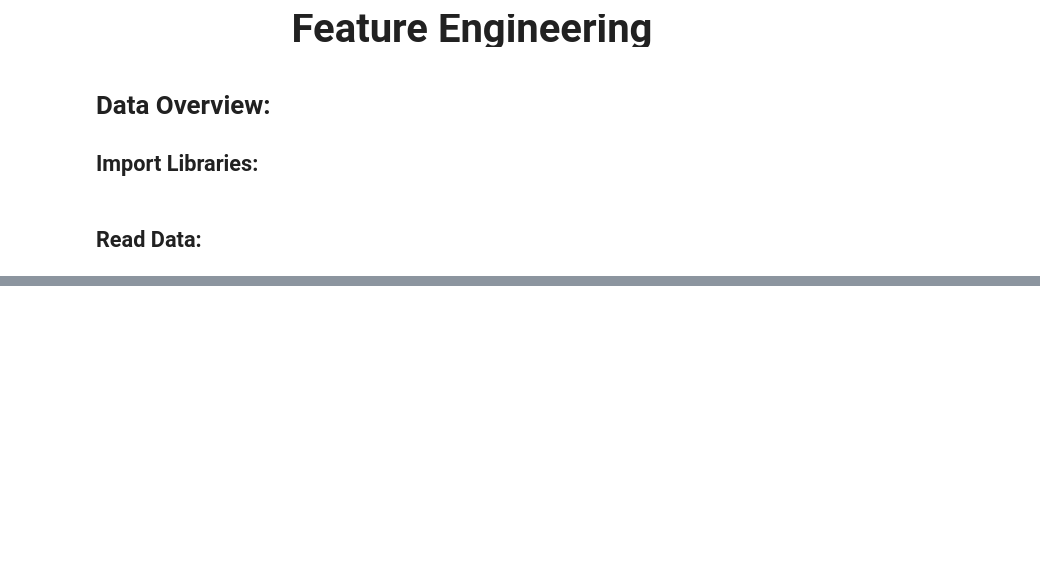
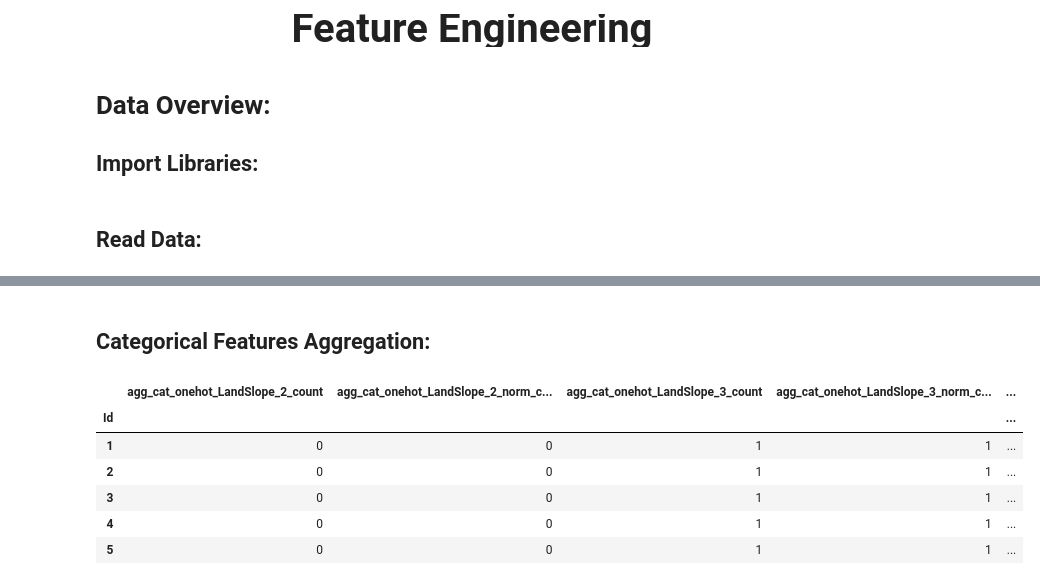
Before and after one commit to MosaabMuhammed/House-Prices-Kaggle, a Jupyter notebook: 3_Feature Engineering/Feature_Engineering.ipynb, the cells around one changed output, grey strips where cells are left out. Cells and saved outputs as stored; diff of their text form; code cells hidden in the pictures; blank space fills up the shorter version.

Commit message:
Feature Engineering for categorical Features

```diff
--- a/3_Feature Engineering/Feature_Engineering.ipynb
+++ b/3_Feature Engineering/Feature_Engineering.ipynb
@@ -78,0 +152,55 @@ array([2003., 1976., 2001., 1998., 2000., 1993., 2004., 1973., 1931.,
+# %% [markdown]
+## Categorical Features Aggregation:
+# %%
+def count_categorical(df, group_var, df_name):
+    """Computes counts and normalized counts for each observation
+    of `group_var` of each unique category in every categorical variable
+
+    Parameters
+    --------
+    df : dataframe
+        The dataframe to calculate the value counts for.
+
+    group_var : string
+        The variable by which to group the dataframe. For each unique
+        value of this variable, the final dataframe will have one row
+
+    df_name : string
+        Variable added to the front of column names to keep track of columns
+
+
+    Return
+    --------
+    categorical : dataframe
+        A dataframe with counts and normalized counts of each unique category in every categorical variable
+        with one row for every unique value of the `group_var`.
+
+    """
+    # Groupby the group var and calculate the sum and mean
+    categorical = df.groupby(group_var).agg(['sum', 'mean'])
+
+    column_names = []
+
+    # Iterate through the columns in level 0
+    for var in categorical.columns.levels[0]:
+        # Iterate through the stats in level 1
+        for stat in ['count', 'norm_count']:
+            # Make a new column name
+            column_names.append('%s_%s_%s' % (df_name, var, stat))
+
+    categorical.columns = column_names
+
+    return categorical
+# bureau_counts = count_categorical(bureau, group_var = 'SK_ID_CURR', df_name = 'bureau')
+# bureau_counts.head()
+# %%
+cat_agg_df = count_categorical(df=train[onehot_cols+['Id']], group_var='Id', df_name='agg_cat')
+cat_agg_df.head()
+# %% [output]
+|  | agg_cat_onehot_LandSlope_2_count | agg_cat_onehot_LandSlope_2_norm_c... | agg_cat_onehot_LandSlope_3_count | agg_cat_onehot_LandSlope_3_norm_c... | ... |
+| Id |  |  |  |  | ... |
+| 1 | 0 | 0 | 1 | 1 | ... |
+| 2 | 0 | 0 | 1 | 1 | ... |
+| 3 | 0 | 0 | 1 | 1 | ... |
+| 4 | 0 | 0 | 1 | 1 | ... |
+| 5 | 0 | 0 | 1 | 1 | ... |
```
Also changed, not shown: parts of 23 cells of this notebook, 4 other files.
